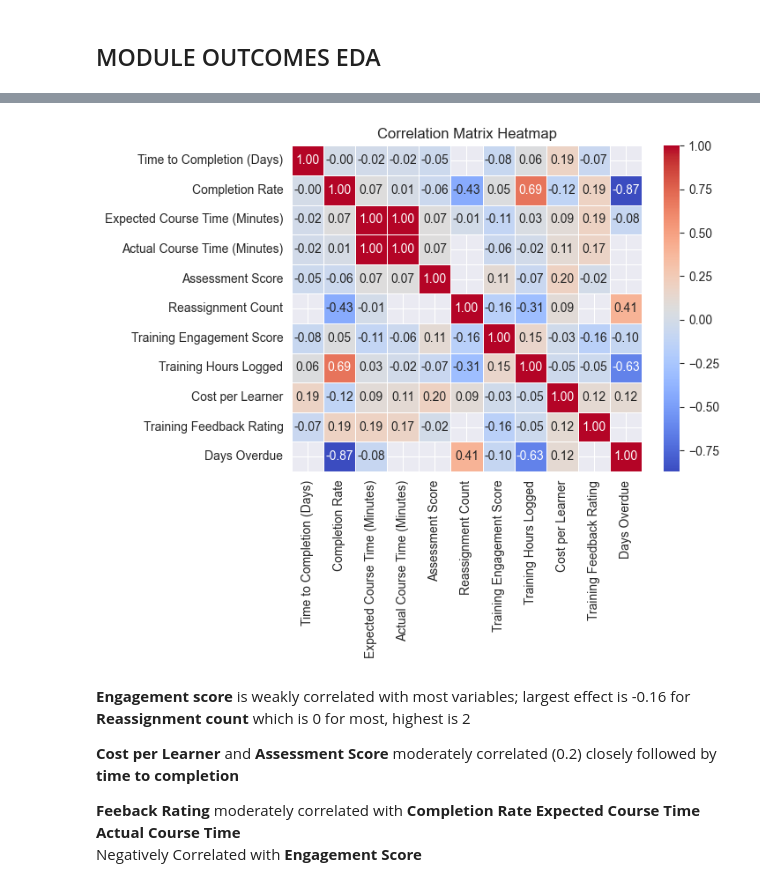
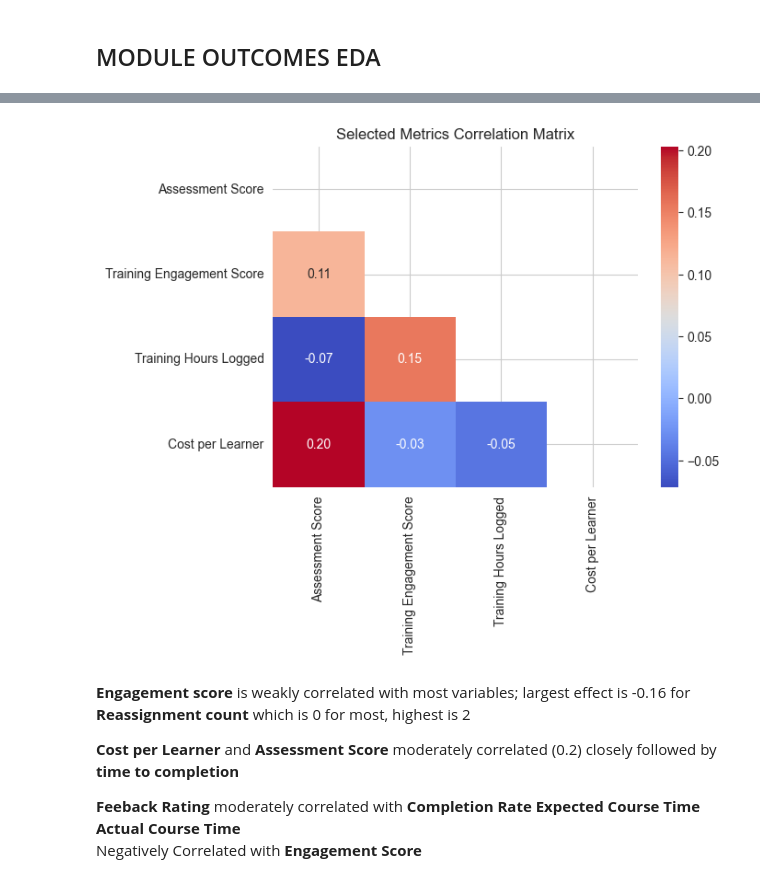
Before and after one commit to ezamora0646/Python, a Jupyter notebook: LMS Data.ipynb, the cells around one changed output, grey strips where cells are left out. Cells and saved outputs as stored; diff of their text form; code cells hidden in the pictures.

Commit message:
edits to correlation matrix plot

```diff
--- a/LMS Data.ipynb
+++ b/LMS Data.ipynb
@@ -370,11 +370,15 @@ import matplotlib.pyplot as plt
 import seaborn as sns
 # %%
 lms_corr = lms.select_dtypes(include=['number']).corr()
-sns.heatmap(lms_corr, annot=True, cmap='coolwarm', fmt=".2f", linewidths=.5)
-plt.title('Correlation Matrix Heatmap')
+mask = np.triu(np.ones_like(subset_corr, dtype=bool))
+outcomes = ["Assessment Score",	"Training Engagement Score", "Training Hours Logged", "Cost per Learner"]
+
+subset_corr = lms_corr.loc[outcomes, outcomes]
+sns.heatmap(subset_corr, mask=mask, annot=True, cmap='coolwarm', fmt=".2f", linewidths=0)
+plt.title('Selected Metrics Correlation Matrix')
 plt.show()
 # %% [output]
-[figure, old version]
+[figure, new version]
 # %% [markdown]
 **Engagement score** is weakly correlated with most variables; largest effect is -0.16 for **Reassignment count** which is 0 for most, highest is 2
 
```
Also changed, not shown: parts of 4 cells of this notebook.
